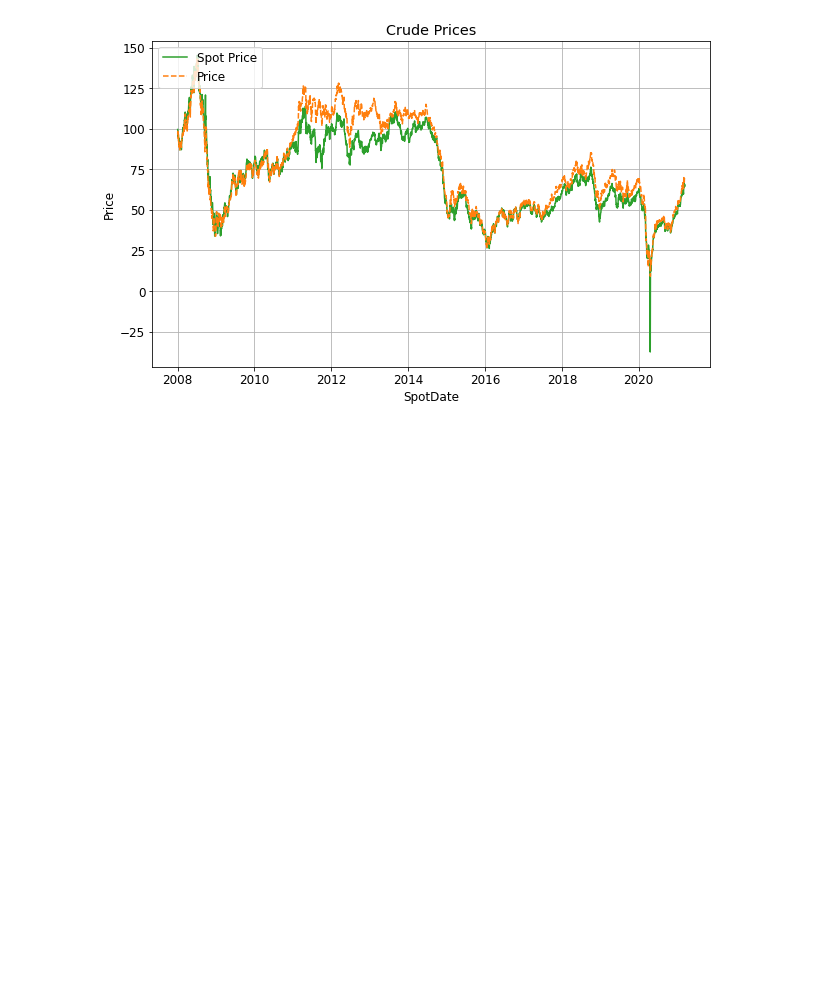
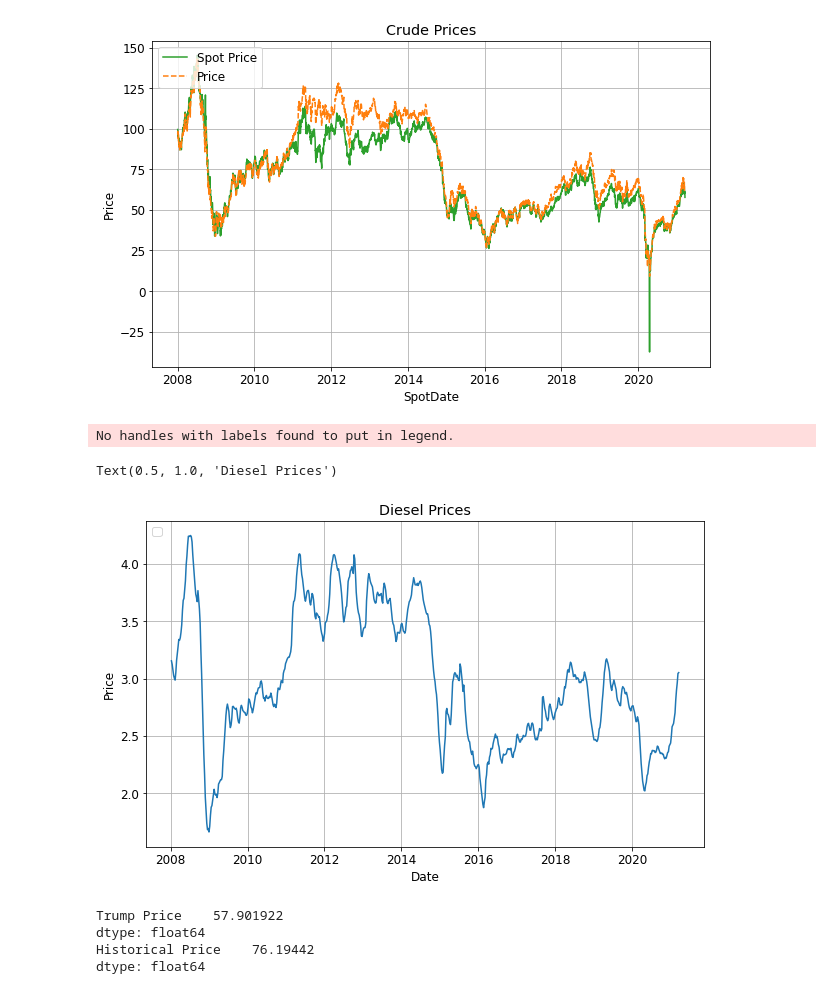
Before and after one commit to JayBaywatch/CrudePrices, a Jupyter notebook: notebooks/Gas Prices.ipynb, the cells around one changed output. Cells and saved outputs as stored; diff of their text form; code cells hidden in the pictures; blank space fills up the shorter version.

Commit message:
add diesel

```diff
--- a/notebooks/Gas Prices.ipynb
+++ b/notebooks/Gas Prices.ipynb
@@ -15,6 +12,7 @@ start_date = '2008-01-01'
 # %%
 oil_futures_path = 'https://www.eia.gov/dnav/pet/hist_xls/RCLC1d.xls'
 oil_prices_path = 'https://www.eia.gov/dnav/pet/hist_xls/RBRTEd.xls'
+diesel_prices_path = 'https://www.eia.gov/dnav/pet/xls/PET_PRI_GND_DCUS_NUS_W.xls'
 # %%
 oil_futures = pd.read_excel(oil_futures_path,
                            sheet_name='Data 1',
@@ -25,3 +23,11 @@ oil_prices = pd.read_excel(oil_prices_path,
                            sheet_name='Data 1',
                            skiprows=4,
                            names=['PriceDate', 'Price'])
+
+diesel_prices = pd.read_excel(diesel_prices_path,
+                             sheet_name='Data 1',
+                             skiprows=2,
+                             index_col=None,
+                             usecols=[0,6],
+                             names=['PriceDate', 'DieselRegularPrice']
+                            ).dropna()
@@ -31,3 +53,6 @@ oil_futures = oil_futures[(oil_futures.SpotDate.apply(
 
 oil_prices = oil_prices[(oil_prices.PriceDate.apply(
     lambda x: pd.Timestamp(x).date()) >= pd.Timestamp(start_date).date())]
+
+gas_prices = diesel_prices[(diesel_prices.PriceDate.apply(
+    lambda x: pd.Timestamp(x).date()) >= pd.Timestamp(start_date).date())]
@@ -55,3 +98,33 @@ ax.legend(loc='upper left')
 # %% [output]
 <matplotlib.legend.Legend at 0x...>
 [figure]
+# %%
+fig, ax2 = plt.subplots(figsize=(10, 6))
+plt.rc('font', size=12)
+
+ax2.set_xlabel('Date')
+ax2.set_ylabel('Price')
+ax2.grid(True)
+ax2.legend(loc='upper left')
+
+ax2.plot(gas_prices['PriceDate'],
+        gas_prices['DieselRegularPrice'],
+        color='tab:blue',
+        linestyle='-',
+        label='Price')
+ax2.set_title('Diesel Prices')
+# %% [output]
+No handles with labels found to put in legend.
+Text(0.5, 1.0, 'Diesel Prices')
+[figure, added]
+# %%
+historical_mean = oil_prices.mean(numeric_only=True)
+trumps = oil_prices[(oil_prices.PriceDate >= '2017-01-24') & (oil_prices.PriceDate < '2021-01-24')]
+tm = trumps.mean(numeric_only=True)
+print('Trump', tm)
+print('Historical', historical_mean)
+# %% [output]
+Trump Price    57.901922
+dtype: float64
+Historical Price    76.19442
+dtype: float64
```
Also changed, not shown: parts of 7 cells of this notebook.
